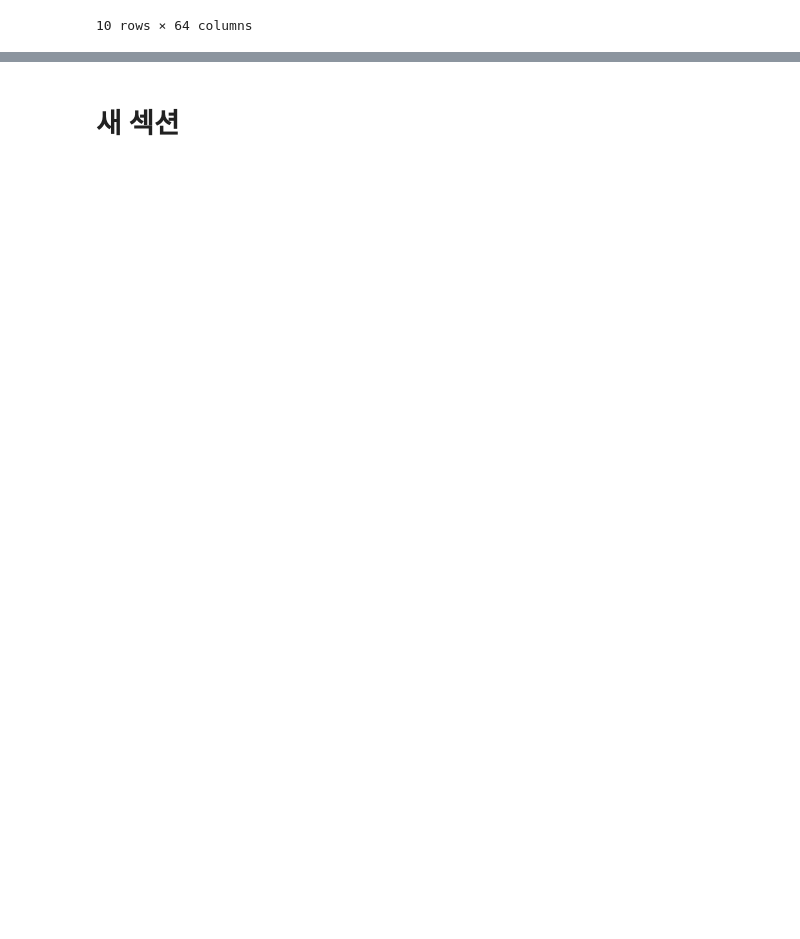
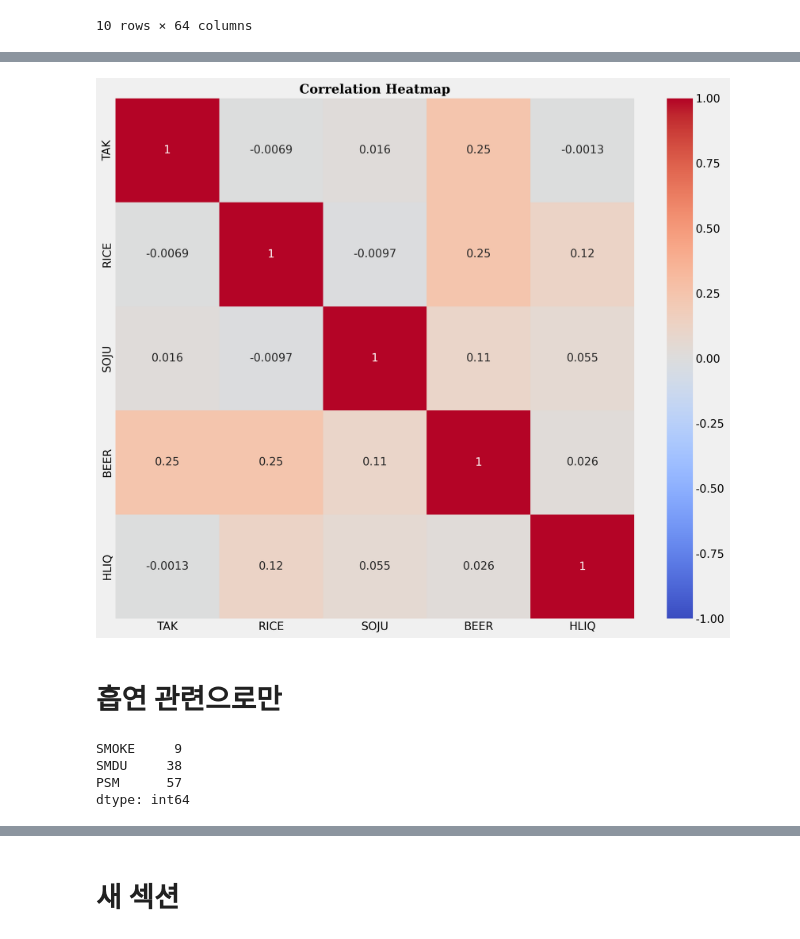
Before and after one commit to JOyongho4/DARTB4, a Jupyter notebook: KoreanHealthRecords.ipynb, the cells around one changed output, grey strips where cells are left out. Cells and saved outputs as stored; diff of their text form; code cells hidden in the pictures; blank space fills up the shorter version.

```diff
--- a/KoreanHealthRecords.ipynb
+++ b/KoreanHealthRecords.ipynb
@@ -605,0 +91,4 @@ See the caveats in the documentation: https://pandas.pydata.org/pandas-docs/stab
+# %%
+# 'T01_' 전부 제거
+R1_1.columns = R1_1.columns.str.replace('T01_', '', regex=False)
+R1_1['SEX']=R1_1['T00_SEX']
@@ -605,0 +325,9 @@ See the caveats in the documentation: https://pandas.pydata.org/pandas-docs/stab
+# %%
+# 빈도 범주가 일정하지 않음. 모든 값을 월 횟수로 변환
+
+for column in ['TAKFQ','RICEFQ','WINEFQ','SOJUFQ','BEERFQ','HLIQFQ']:
+    R1_DRINK[column] = R1_DRINK[column].replace(2.0, 2.5)
+    R1_DRINK[column] = R1_DRINK[column].replace(3.0, 4)
+    R1_DRINK[column] = R1_DRINK[column].replace(4.0, 10)
+    R1_DRINK[column] = R1_DRINK[column].replace(5.0, 20)
+    R1_DRINK[column] = R1_DRINK[column].replace(6.0, 30)
@@ -605,0 +352,10 @@ See the caveats in the documentation: https://pandas.pydata.org/pandas-docs/stab
+# %%
+# FQ*AM 칼럼 생성
+
+R1_DRINK['TAK'] = R1_DRINK['TAKFQ'] * R1_DRINK['TAKAM']
+R1_DRINK['RICE'] = R1_DRINK['RICEFQ'] * R1_DRINK['RICEAM']
+R1_DRINK['WINE'] = R1_DRINK['WINEFQ'] * R1_DRINK['WINEAM']
+R1_DRINK['SOJU'] = R1_DRINK['SOJUFQ'] * R1_DRINK['SOJUAM']
+R1_DRINK['BEER'] = R1_DRINK['BEERFQ'] * R1_DRINK['BEERAM']
+R1_DRINK['HLIQ'] = R1_DRINK['HLIQFQ'] * R1_DRINK['HLIQAM']
+R1_DRINK=R1_DRINK[['TAK','RICE','SOJU','BEER','HLIQ']]
@@ -605,0 +380,31 @@ See the caveats in the documentation: https://pandas.pydata.org/pandas-docs/stab
+# %%
+HM = R1_DRINK.select_dtypes(include=[np.number])
+# Figure와 Axes 생성
+fig, ax = plt.subplots(figsize=(12, 10))  # Figure 크기 설정
+
+# Heatmap 시각화
+sns.heatmap(HM.corr(),
+            annot=True,           # 상관계수 값을 셀에 표시
+            vmin=-1, vmax=1,      # 색상 범위 설정
+            center=0,             # 색상 맵의 중앙값 설정
+            cmap='coolwarm',      # 색상 맵 설정
+            ax=ax)                # Axes 객체 지정
+
+# 제목 추가
+ax.set_title('Correlation Heatmap', fontsize=16, fontweight='bold', fontfamily='serif')
+
+# 레이아웃 조정
+plt.tight_layout()
+plt.show()
+# %% [output]
+[figure, added]
+# %% [markdown]
+# 흡연 관련으로만
+# %%
+# 결측치 확인
+print(R1_SMOKE.isnull().sum())
+# %% [output]
+SMOKE     9
+SMDU     38
+PSM      57
+dtype: int64
```
Also changed, not shown: parts of 79 cells of this notebook.
